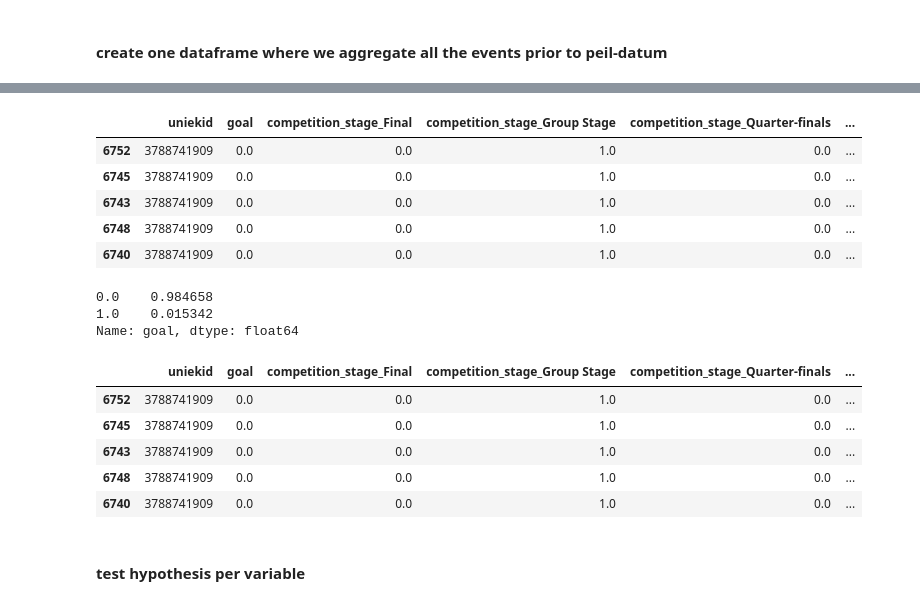
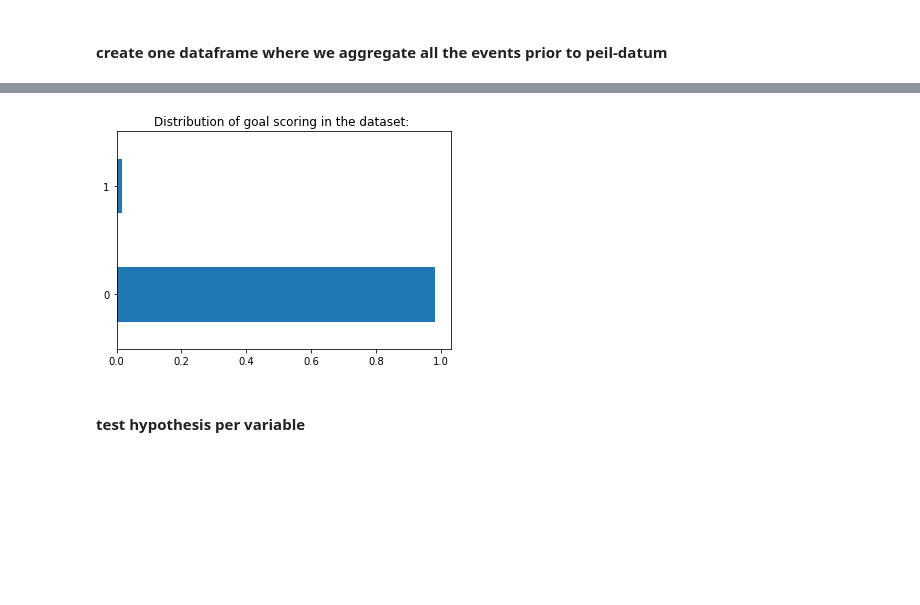
Before and after one commit to Nelleke20/notebook.goalpredictor, a Jupyter notebook: notebooks/1_create_trainset.ipynb, the cells around one changed output, grey strips where cells are left out. Drawn from its saved outputs; the diff is of its cells as text; code cells hidden in the pictures; blank space fills up the shorter version.

```diff
--- a/notebooks/1_create_trainset.ipynb
+++ b/notebooks/1_create_trainset.ipynb
@@ -366,30 +426,12 @@ total_df = pd.merge(yvar_static_data, aggregated, left_on=left_keys, right_on=ri
 clean_total_df = total_df.drop(['match_id', 'peil_minute', 'y_minute', 'minute'], axis=1).sort_values(by='uniekid')
-# %%
-clean_total_df.head()
-# %% [output]
-|  | uniekid | goal | competition_stage_Final | competition_stage_Group Stage | competition_stage_Quarter-finals | ... |
-| 6752 | 3788741909 | 0.0 | 0.0 | 1.0 | 0.0 | ... |
-| 6745 | 3788741909 | 0.0 | 0.0 | 1.0 | 0.0 | ... |
-| 6743 | 3788741909 | 0.0 | 0.0 | 1.0 | 0.0 | ... |
-| 6748 | 3788741909 | 0.0 | 0.0 | 1.0 | 0.0 | ... |
-| 6740 | 3788741909 | 0.0 | 0.0 | 1.0 | 0.0 | ... |
 # %%
 clean_total_df = clean_total_df.fillna(0)
 # %%
-clean_total_df['goal'].value_counts(normalize=True)
+clean_total_df['goal'].value_counts(normalize=True).plot(kind='barh')
+plt.title('Distribution of goal scoring in the dataset: ')
+plt.show()
 # %% [output]
-0.0    0.984658
-1.0    0.015342
-Name: goal, dtype: float64
+[figure, added]
-# %%
-clean_total_df.head()
-# %% [output]
-|  | uniekid | goal | competition_stage_Final | competition_stage_Group Stage | competition_stage_Quarter-finals | ... |
-| 6752 | 3788741909 | 0.0 | 0.0 | 1.0 | 0.0 | ... |
-| 6745 | 3788741909 | 0.0 | 0.0 | 1.0 | 0.0 | ... |
-| 6743 | 3788741909 | 0.0 | 0.0 | 1.0 | 0.0 | ... |
-| 6748 | 3788741909 | 0.0 | 0.0 | 1.0 | 0.0 | ... |
-| 6740 | 3788741909 | 0.0 | 0.0 | 1.0 | 0.0 | ... |
 # %% [markdown]
 #### test hypothesis per variable
 # %%
```
Also changed, not shown: parts of 16 cells of this notebook, 1 other file.
